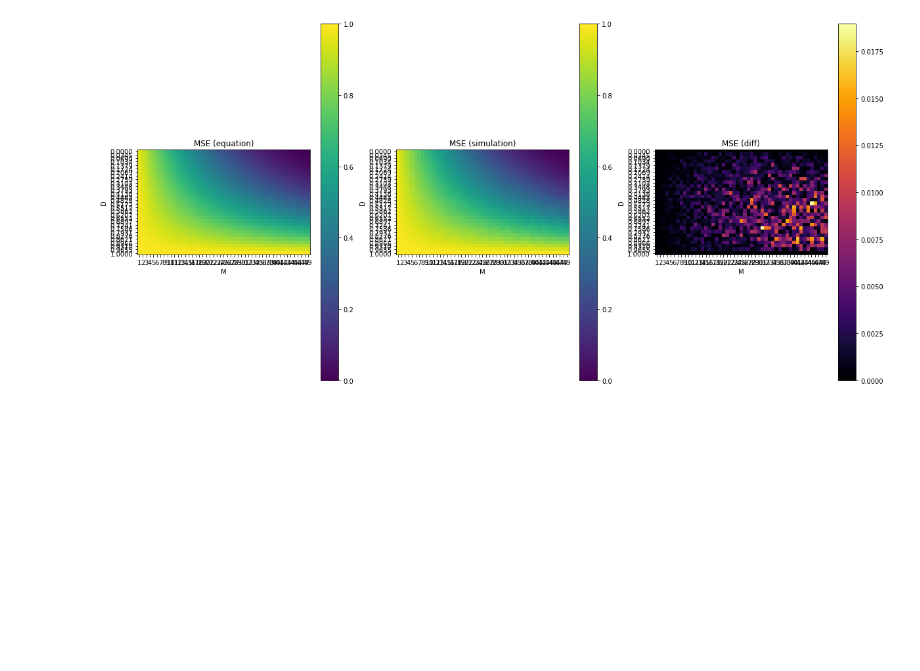
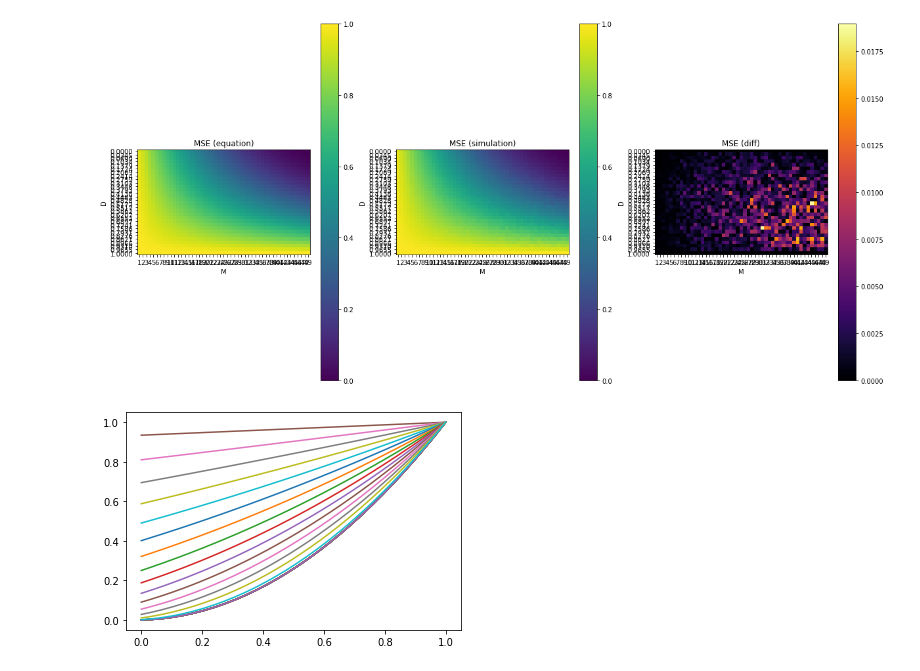
Before and after one commit to schedldave/aos-scripts, a Jupyter notebook: MSE_with_Motion.ipynb, the cells around one changed output. Saved outputs shown, nothing was run; the diff lists cells and outputs as text; code cells hidden in the pictures; blank space fills up the shorter version.

```diff
--- a/MSE_with_Motion.ipynb
+++ b/MSE_with_Motion.ipynb
@@ -521,3 +521,31 @@ plt.colorbar(im)
 plt.show()
 # %% [output]
 [figure]
+# %%
+#theoritcal_MSE(signalmean,signalvar,occlmean,occlvar,occldens,noofintegratedimage,numofover)
+
+
+s_mean = 1.0
+N = 30
+a = N
+
+sim_trails = 100 # number of simulation trails
+
+Ds = list(np.linspace(0.0, 1.0, 30))
+Ms = list(range(1,N,2)) # M < N, causes problems with the simulation otherwise
+
+pure_mses = np.zeros((len(Ds),len(Ms)))
+over_mses = np.zeros_like(pure_mses)
+
+for D in Ds:
+  for M in Ms:
+    pure_mses[Ds.index(D), Ms.index(M)] = theoritcal_MSE(s_mean,0,0,0,D,N,N)
+    over_mses[Ds.index(D), Ms.index(M)] = theoritcal_MSE(s_mean,0,0,0,D,N,int(M))
+
+
+plt.figure()
+plt.plot(Ds, pure_mses)
+plt.plot(Ds, over_mses)
+plt.show()
+# %% [output]
+[figure, added]
```
Also changed, not shown: parts of 2 cells of this notebook.
